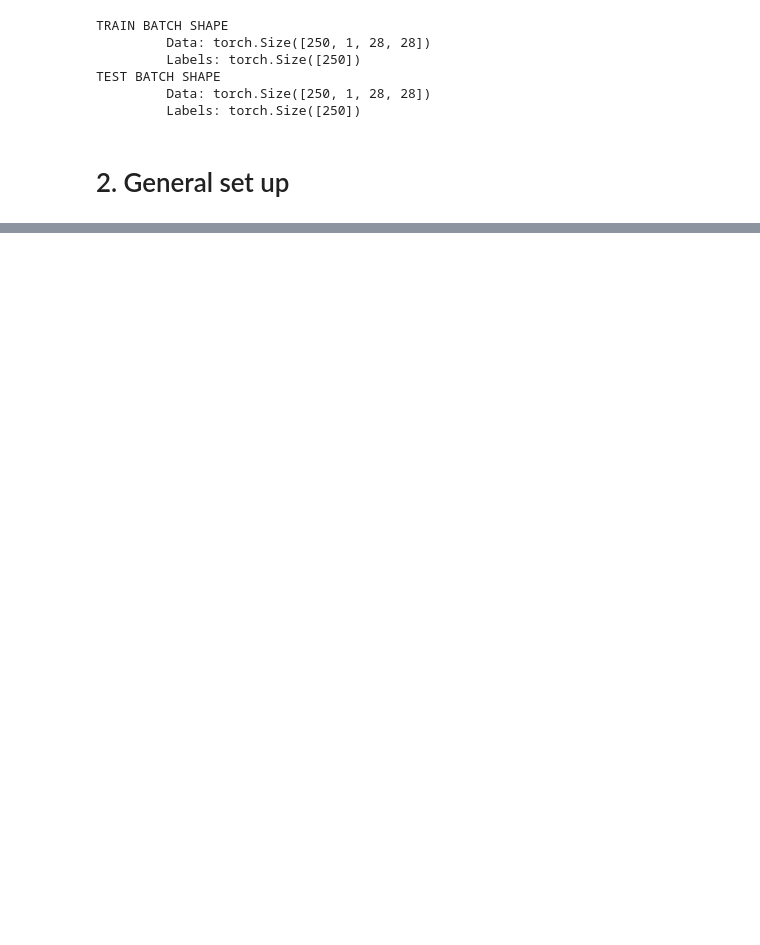
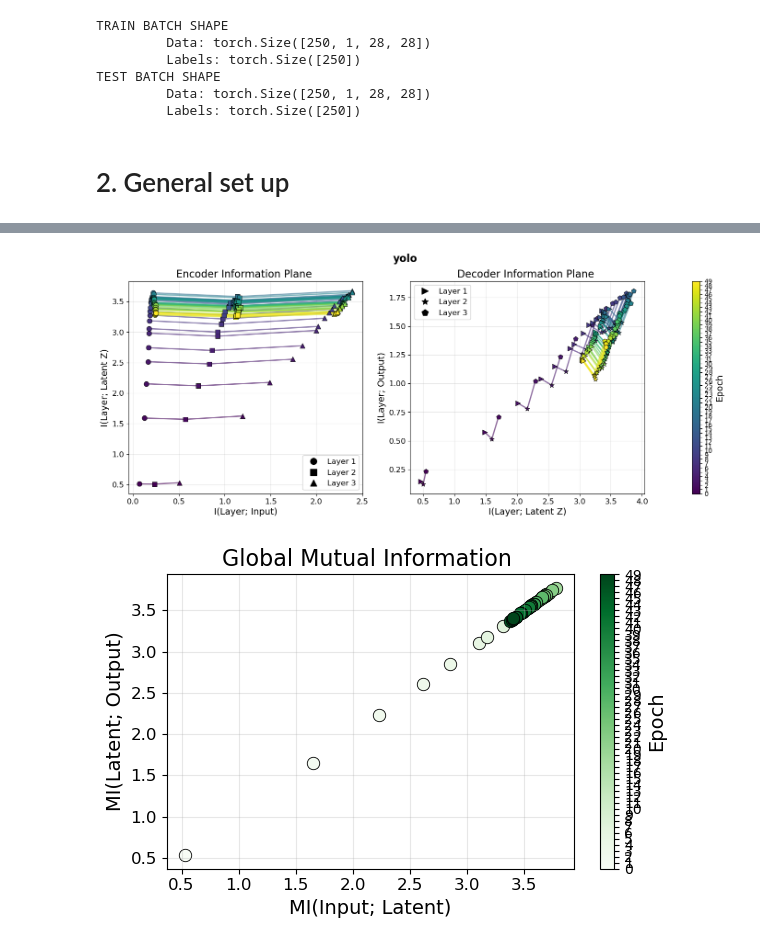
Before and after one commit to FrancescoLR02/InformationTheoryProject, a Jupyter notebook: Restyle.ipynb, the cells around one changed output, grey strips where cells are left out. Cells and saved outputs as stored; diff of their text form; code cells hidden in the pictures; blank space fills up the shorter version.

```diff
--- a/Restyle.ipynb
+++ b/Restyle.ipynb
@@ -216,0 +367,5 @@ TEST BATCH SHAPE
+# %%
+PlotInfoPlane(results['mi_history'], start_epoch=0, end_epoch=-1, Step=1, suptitle="yolo")
+# %% [output]
+[figure, added]
+[figure, added]
```
Also changed, not shown: parts of 20 cells of this notebook, 2 other files.
